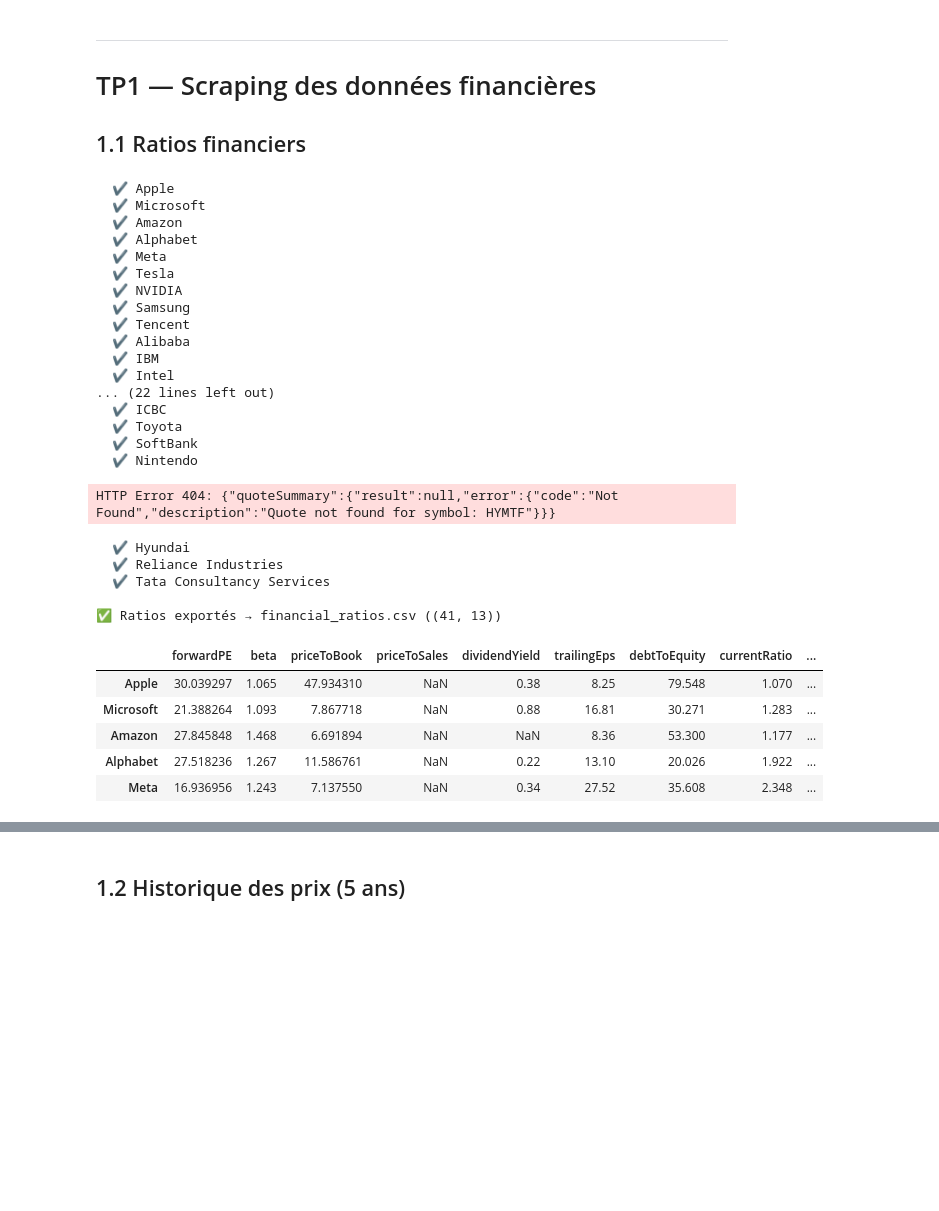
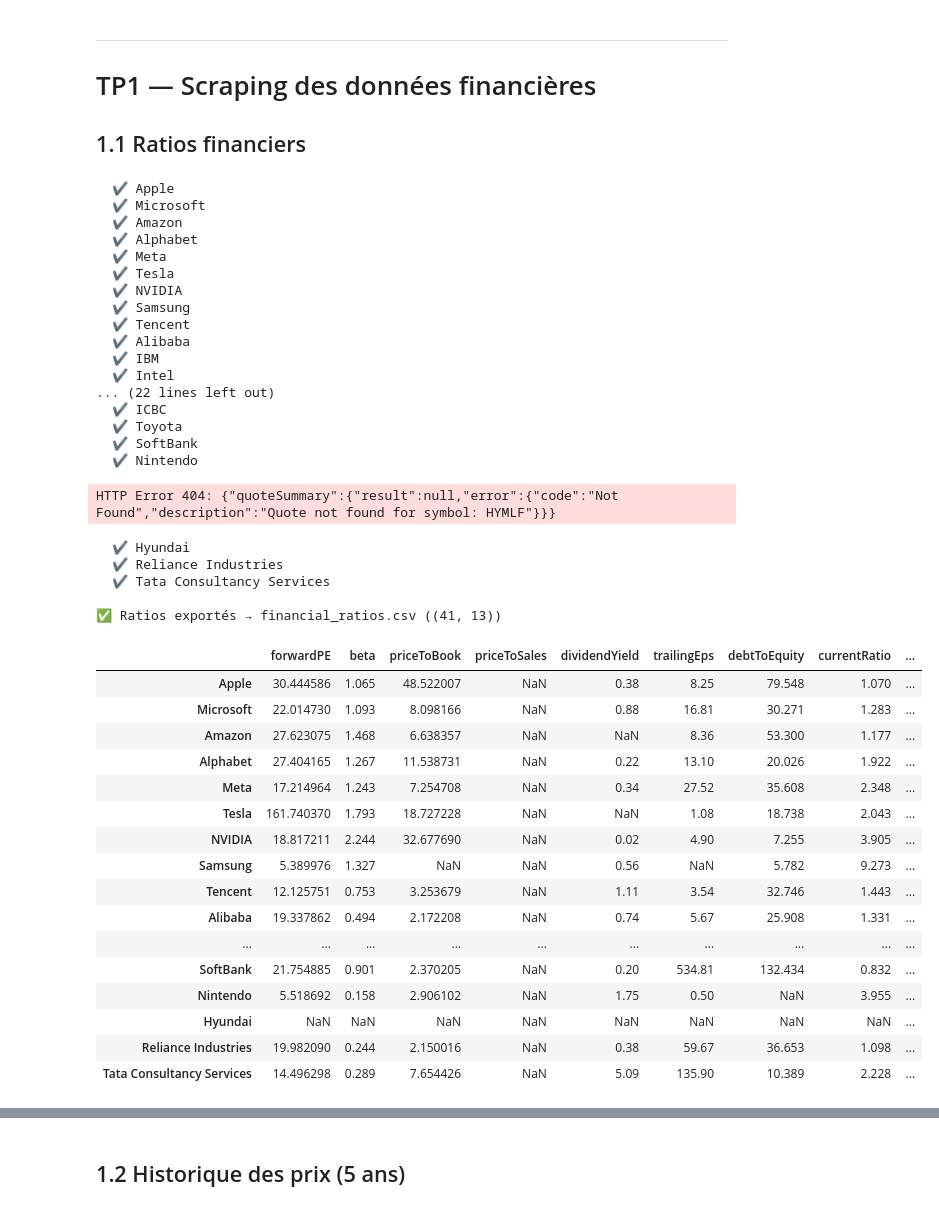
Before and after one commit to huimin-zhang-8/DS_finance, a Jupyter notebook: projet.ipynb, the cells around one changed output, grey strips where cells are left out. Cells and saved outputs as stored; diff of their text form; code cells hidden in the pictures; blank space fills up the shorter version.

```diff
--- a/projet.ipynb
+++ b/projet.ipynb
@@ -85,7 +83,8 @@ print("✅ Tous les imports effectués avec succès")
 ## 0.2 Configuration globale
 # %%
 # ─── Clé NewsAPI ────────────────────────────────────────────────────────────
-NEWS_API_KEY = "8df5fe70ce6c47f799dbb257de5c2821"   # <-- Remplacer par votre clé
+# NEWS_API_KEY = "8df5fe70ce6c47f799dbb257de5c2821"   # Compte personnel
+NEWS_API_KEY = "bf61d6587df8461391e36e1be75b158f" # Compte dauphine
 
 # ─── Répertoires de sortie ───────────────────────────────────────────────────
 os.makedirs("companies_historical_data", exist_ok=True)
@@ -132,7 +131,7 @@ companies = {
     "Toyota": "TM",
     "SoftBank": "9984.T",
     "Nintendo": "NTDOY",
-    "Hyundai": "HYMTF",
+    "Hyundai": "HYMLF",
     "Reliance Industries": "RELIANCE.NS",
     "Tata Consultancy Services": "TCS.NS"
 }
@@ -177,39 +176,48 @@ def scrape_financial_ratios(companies: dict, ratios: list) -> pd.DataFrame:
     df = pd.DataFrame(data, index=index)
     df.to_csv("financial_ratios.csv")
     print(f"\n✅ Ratios exportés → financial_ratios.csv ({df.shape})")
     return df
 
-
-# Exécution
 financial_ratios_df = scrape_financial_ratios(companies, RATIOS)
-financial_ratios_df.head()
+financial_ratios_df
 # %% [output]
   ✔ Apple
   ✔ Microsoft
   ✔ Amazon
   ✔ Alphabet
   ✔ Meta
   ✔ Tesla
   ✔ NVIDIA
   ✔ Samsung
   ✔ Tencent
   ✔ Alibaba
   ✔ IBM
   ✔ Intel
 ... (22 lines left out)
   ✔ ICBC
   ✔ Toyota
   ✔ SoftBank
   ✔ Nintendo
-HTTP Error 404: {"quoteSummary":{"result":null,"error":{"code":"Not Found","description":"Quote not found for symbol: HYMTF"}}}
+HTTP Error 404: {"quoteSummary":{"result":null,"error":{"code":"Not Found","description":"Quote not found for symbol: HYMLF"}}}
   ✔ Hyundai
   ✔ Reliance Industries
   ✔ Tata Consultancy Services
 
 ✅ Ratios exportés → financial_ratios.csv ((41, 13))
 |  | forwardPE | beta | priceToBook | priceToSales | dividendYield | trailingEps | debtToEquity | currentRatio | ... |
-| Apple | 30.039297 | 1.065 | 47.934310 | NaN | 0.38 | 8.25 | 79.548 | 1.070 | ... |
-| Microsoft | 21.388264 | 1.093 | 7.867718 | NaN | 0.88 | 16.81 | 30.271 | 1.283 | ... |
-| Amazon | 27.845848 | 1.468 | 6.691894 | NaN | NaN | 8.36 | 53.300 | 1.177 | ... |
-| Alphabet | 27.518236 | 1.267 | 11.586761 | NaN | 0.22 | 13.10 | 20.026 | 1.922 | ... |
-| Meta | 16.936956 | 1.243 | 7.137550 | NaN | 0.34 | 27.52 | 35.608 | 2.348 | ... |
+| Apple | 30.444586 | 1.065 | 48.522007 | NaN | 0.38 | 8.25 | 79.548 | 1.070 | ... |
+| Microsoft | 22.014730 | 1.093 | 8.098166 | NaN | 0.88 | 16.81 | 30.271 | 1.283 | ... |
+| Amazon | 27.623075 | 1.468 | 6.638357 | NaN | NaN | 8.36 | 53.300 | 1.177 | ... |
+| Alphabet | 27.404165 | 1.267 | 11.538731 | NaN | 0.22 | 13.10 | 20.026 | 1.922 | ... |
+| Meta | 17.214964 | 1.243 | 7.254708 | NaN | 0.34 | 27.52 | 35.608 | 2.348 | ... |
+| Tesla | 161.740370 | 1.793 | 18.727228 | NaN | NaN | 1.08 | 18.738 | 2.043 | ... |
+| NVIDIA | 18.817211 | 2.244 | 32.677690 | NaN | 0.02 | 4.90 | 7.255 | 3.905 | ... |
+| Samsung | 5.389976 | 1.327 | NaN | NaN | 0.56 | NaN | 5.782 | 9.273 | ... |
+| Tencent | 12.125751 | 0.753 | 3.253679 | NaN | 1.11 | 3.54 | 32.746 | 1.443 | ... |
+| Alibaba | 19.337862 | 0.494 | 2.172208 | NaN | 0.74 | 5.67 | 25.908 | 1.331 | ... |
+| ... | ... | ... | ... | ... | ... | ... | ... | ... | ... |
+| SoftBank | 21.754885 | 0.901 | 2.370205 | NaN | 0.20 | 534.81 | 132.434 | 0.832 | ... |
+| Nintendo | 5.518692 | 0.158 | 2.906102 | NaN | 1.75 | 0.50 | NaN | 3.955 | ... |
+| Hyundai | NaN | NaN | NaN | NaN | NaN | NaN | NaN | NaN | ... |
+| Reliance Industries | 19.982090 | 0.244 | 2.150016 | NaN | 0.38 | 59.67 | 36.653 | 1.098 | ... |
+| Tata Consultancy Services | 14.496298 | 0.289 | 7.654426 | NaN | 5.09 | 135.90 | 10.389 | 2.228 | ... |
```
Also changed, not shown: parts of 22 cells of this notebook, 42 other files.
